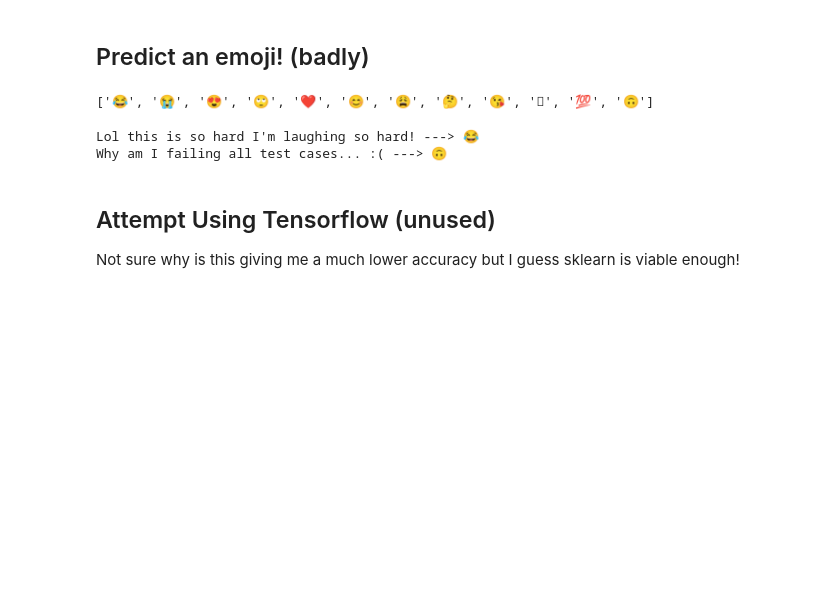
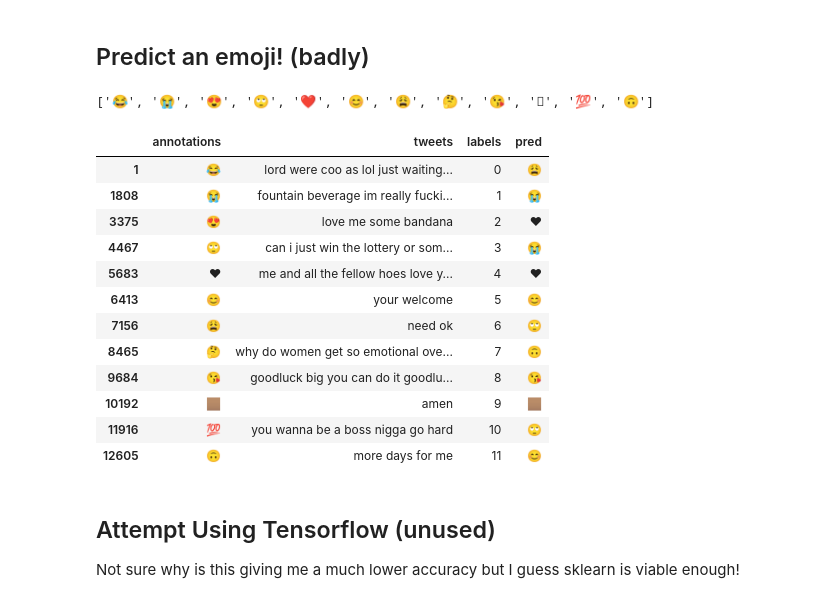
Before and after one commit to RussellDash332/CS3244-Twemoji, a Jupyter notebook: Models/NLTK-sklearn.ipynb, the cells around one changed output. Cells and saved outputs as stored; diff of their text form; code cells hidden in the pictures; blank space fills up the shorter version.

Commit message:
Add sample predictions

```diff
--- a/Models/NLTK-sklearn.ipynb
+++ b/Models/NLTK-sklearn.ipynb
@@ -291,17 +291,30 @@ def give_me_emoji(sentence):
     sen = lemmatize_better(sentence)
     tfidf = pickle.load(open(os.getcwd() + "\\tfidf.pkl", 'rb'))
     nb_model = pickle.load(open(os.getcwd() + "\\nltk-sklearn.pkl", 'rb'))
-    print(sentence, "--->", emoji_list[nb_model.predict(tfidf.transform([sen]))[0]])
+    return emoji_list[nb_model.predict(tfidf.transform([sen]))[0]]
 
 emoji_list
 # %% [output]
 ['😂', '😭', '😍', '🙄', '❤', '😊', '😩', '🤔', '😘', '🏽', '💯', '🙃']
-# %%
-give_me_emoji("Lol this is so hard I'm laughing so hard!")
-give_me_emoji("Why am I failing all test cases... :(")
-# %% [output]
-Lol this is so hard I'm laughing so hard! ---> 😂
-Why am I failing all test cases... :( ---> 🙃
+# %%
+test = [1, 1808, 3375, 4467, 5683, 6413, 7156, 8465, 9684, 10192, 11916, 12605]
+smp = test_data.loc[test,:]
+smp["pred"] = smp["tweets"].apply(give_me_emoji)
+smp
+# %% [output]
+|  | annotations | tweets | labels | pred |
+| 1 | 😂 | lord were coo as lol just waiting... | 0 | 😩 |
+| 1808 | 😭 | fountain beverage im really fucki... | 1 | 😭 |
+| 3375 | 😍 | love me some bandana | 2 | ❤ |
+| 4467 | 🙄 | can i just win the lottery or som... | 3 | 😭 |
+| 5683 | ❤ | me and all the fellow hoes love y... | 4 | ❤ |
+| 6413 | 😊 | your welcome | 5 | 😊 |
+| 7156 | 😩 | need ok | 6 | 🙄 |
+| 8465 | 🤔 | why do women get so emotional ove... | 7 | 🙃 |
+| 9684 | 😘 | goodluck big you can do it goodlu... | 8 | 😘 |
+| 10192 | 🏽 | amen | 9 | 🏽 |
+| 11916 | 💯 | you wanna be a boss nigga go hard | 10 | 🙄 |
+| 12605 | 🙃 | more days for me | 11 | 😊 |
 # %% [markdown]
 ## Attempt Using Tensorflow (unused)
 Not sure why is this giving me a much lower accuracy but I guess sklearn is viable enough!
```
